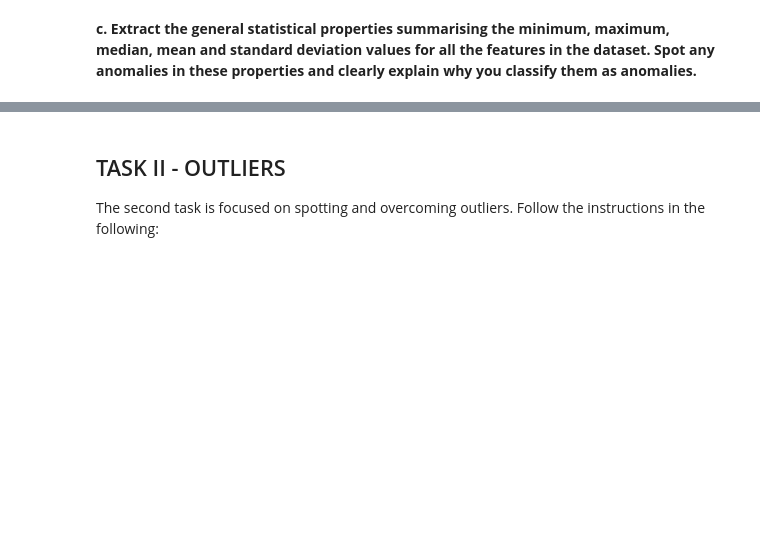
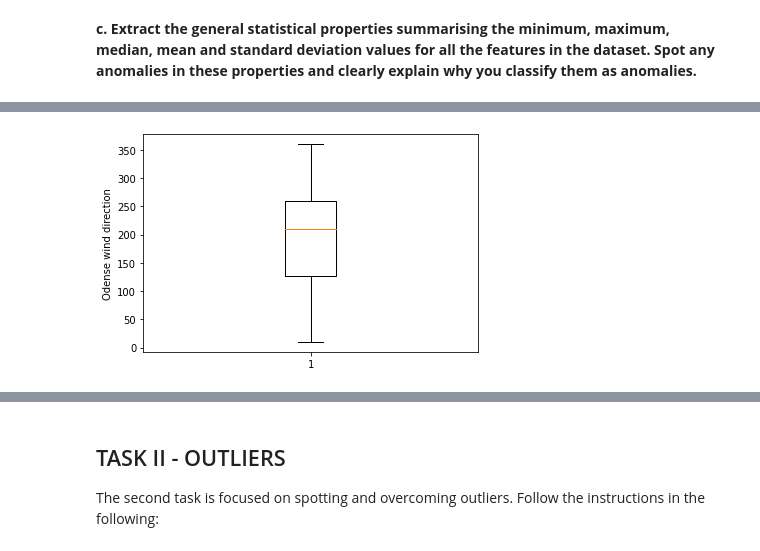
Before and after one commit to akalisvm/Data-Analytics-Assignment, a Jupyter notebook: Coursework_weather_data.ipynb, the cells around one changed output, grey strips where cells are left out. Saved outputs shown, nothing was run; the diff lists cells and outputs as text; code cells hidden in the pictures; blank space fills up the shorter version.

```diff
--- a/Coursework_weather_data.ipynb
+++ b/Coursework_weather_data.ipynb
@@ -117,0 +136,6 @@ dtype: float64
+# %%
+plt.boxplot(x=df['Odense']['WindDir'])
+plt.ylabel('Odense wind direction')
+plt.show()
+# %% [output]
+[figure, added]
```
Also changed, not shown: parts of 26 cells of this notebook.
